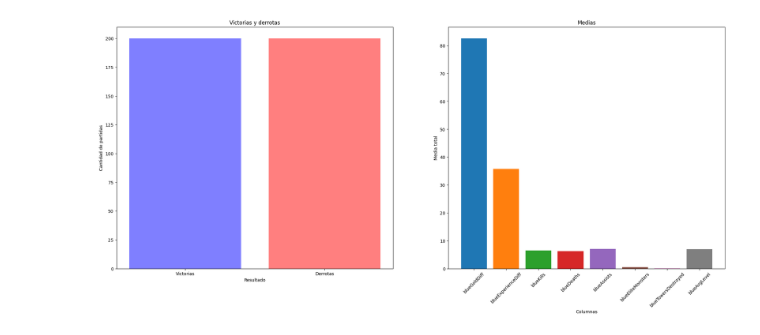
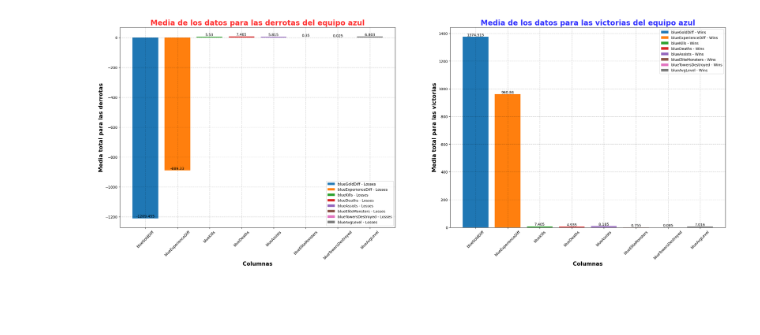
Before and after one commit to SonLuc/tarea1-analisis-de-datos, a Jupyter notebook: 3.barras.ipynb, the cells around one changed output. Drawn from its saved outputs; the diff is of its cells as text; code cells hidden in the pictures; blank space fills up the shorter version.

Commit message:
Add more graphics and solutions

```diff
--- a/3.barras.ipynb
+++ b/3.barras.ipynb
@@ -39,22 +30,52 @@ Media o promedio de "blueAvgLevel": 6.9094999999999995
-# %%
-# Grafico de barras de las victorias y derrotas
-plt.figure(figsize=(25, 10))
-
-plt.subplot(1, 2, 1)
-plt.bar(['Victorias', 'Derrotas'], [len(wins), len(losses)], color=['blue', 'red'], alpha=0.5)
-plt.title('Victorias y derrotas')
-plt.xlabel('Resultado')
-plt.ylabel('Cantidad de partidas')
-
-# Grafico de barras de las medias
-plt.subplot(1, 2, 2)
-for i in range(tot_col):
-    plt.bar(columnas[i].name, medias[i])
-
-plt.title('Medias')
-plt.xlabel('Columnas')
-plt.ylabel('Media total')
-plt.xticks(rotation=45)
-plt.show()
-# %% [output]
-[figure, removed]
+# %%
+# Grafico de barras de las victorias y derrotas
+plt.figure(figsize=(30, 10))
+
+
+# Victorias
+plt.subplot(1, 2, 2)
+plt.grid(True, alpha=0.2, linestyle='--', linewidth=1, color='black')
+
+nombre_col_wins = []
+for i in range(tot_col):
+    nombre_col_wins.append(f'{columnas[i].name} - Wins')
+
+    plt.text(i, med_col_victorys[i], med_col_victorys[i], ha='center', va='bottom')
+    plt.bar(columnas[i].name, med_col_victorys[i])
+    plt.legend(nombre_col_wins, loc='upper right')
+
+plt.title('Media de los datos para las victorias del equipo azul',
+          fontsize=20,
+          fontweight='bold',
+          color='blue',
+          alpha=0.8,
+          loc='center',)
+plt.xlabel('Columnas', fontsize=15, fontweight='bold')
+plt.ylabel('Media total para las victorias', fontsize=15, fontweight='bold')
+plt.xticks(rotation=45)
+
+# Derrotas
+plt.subplot(1, 2, 1)
+plt.grid(True, alpha=0.2, linestyle='--', linewidth=1, color='black')
+
+nombre_col_losses = []
+for i in range(tot_col):
+    nombre_col_losses.append(f'{columnas[i].name} - Losses')
+
+    plt.text(i, med_col_losses[i], med_col_losses[i], ha='center', va='bottom')
+    plt.bar(columnas[i].name, med_col_losses[i])
+    plt.legend(nombre_col_losses, loc='lower right')
+
+plt.title('Media de los datos para las derrotas del equipo azul',
+            fontsize=20,
+            fontweight='bold',
+            color='red',
+            alpha=0.8,
+            loc='center',)
+plt.xlabel('Columnas', fontsize=15, fontweight='bold')
+plt.ylabel('Media total para las derrotas', fontsize=15, fontweight='bold')
+plt.xticks(rotation=45)
+
+plt.show()
+# %% [output]
+[figure, added]
```
Also changed, not shown: parts of 3 cells of this notebook, 4 other files.
